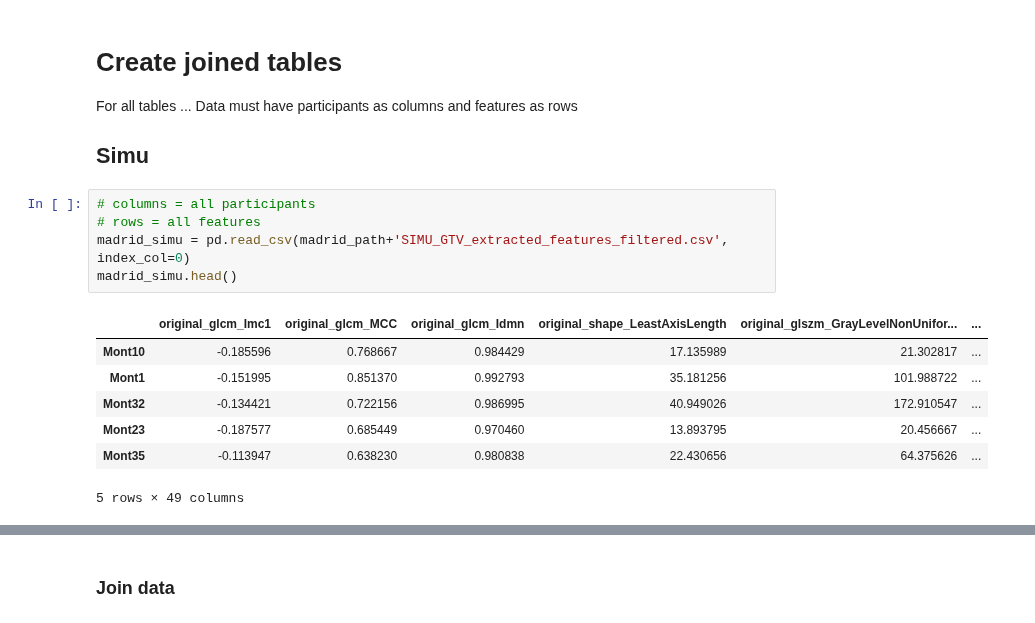
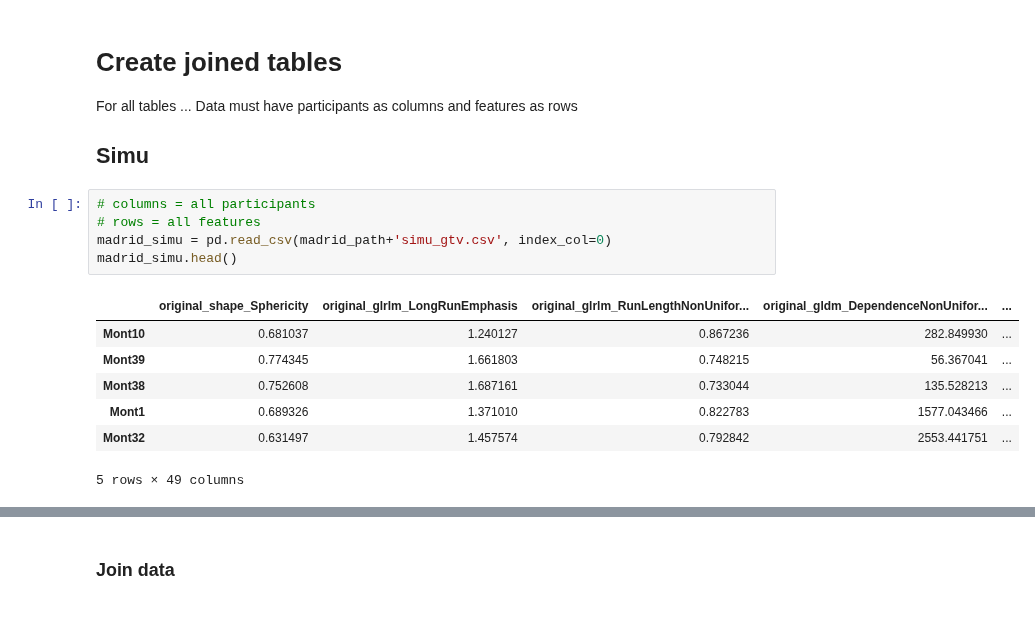
Before and after one commit to ftach/delta-rad, a Jupyter notebook: madrid_study/5_apply_combat.ipynb, the cells around one changed output, grey strips where cells are left out. Saved outputs shown, nothing was run; the diff lists cells and outputs as text.

```diff
--- a/madrid_study/5_apply_combat.ipynb
+++ b/madrid_study/5_apply_combat.ipynb
@@ -16,14 +16,14 @@ Data must have participants as columns and features as rows
 # %%
 # columns = all participants
 # rows = all features
-madrid_simu = pd.read_csv(madrid_path+'SIMU_GTV_extracted_features_filtered.csv', index_col=0)
+madrid_simu = pd.read_csv(madrid_path+'simu_gtv.csv', index_col=0)
 madrid_simu.head()
 # %% [output]
-|  | original_glcm_Imc1 | original_glcm_MCC | original_glcm_Idmn | original_shape_LeastAxisLength | original_glszm_GrayLevelNonUnifor... | ... |
-| Mont10 | -0.185596 | 0.768667 | 0.984429 | 17.135989 | 21.302817 | ... |
-| Mont1 | -0.151995 | 0.851370 | 0.992793 | 35.181256 | 101.988722 | ... |
-| Mont32 | -0.134421 | 0.722156 | 0.986995 | 40.949026 | 172.910547 | ... |
-| Mont23 | -0.187577 | 0.685449 | 0.970460 | 13.893795 | 20.456667 | ... |
-| Mont35 | -0.113947 | 0.638230 | 0.980838 | 22.430656 | 64.375626 | ... |
+|  | original_shape_Sphericity | original_glrlm_LongRunEmphasis | original_glrlm_RunLengthNonUnifor... | original_gldm_DependenceNonUnifor... | ... |
+| Mont10 | 0.681037 | 1.240127 | 0.867236 | 282.849930 | ... |
+| Mont39 | 0.774345 | 1.661803 | 0.748215 | 56.367041 | ... |
+| Mont38 | 0.752608 | 1.687161 | 0.733044 | 135.528213 | ... |
+| Mont1 | 0.689326 | 1.371010 | 0.822783 | 1577.043466 | ... |
+| Mont32 | 0.631497 | 1.457574 | 0.792842 | 2553.441751 | ... |
 5 rows × 49 columns
 # %%
```
Also changed, not shown: parts of 11 cells of this notebook, 13 other files.
